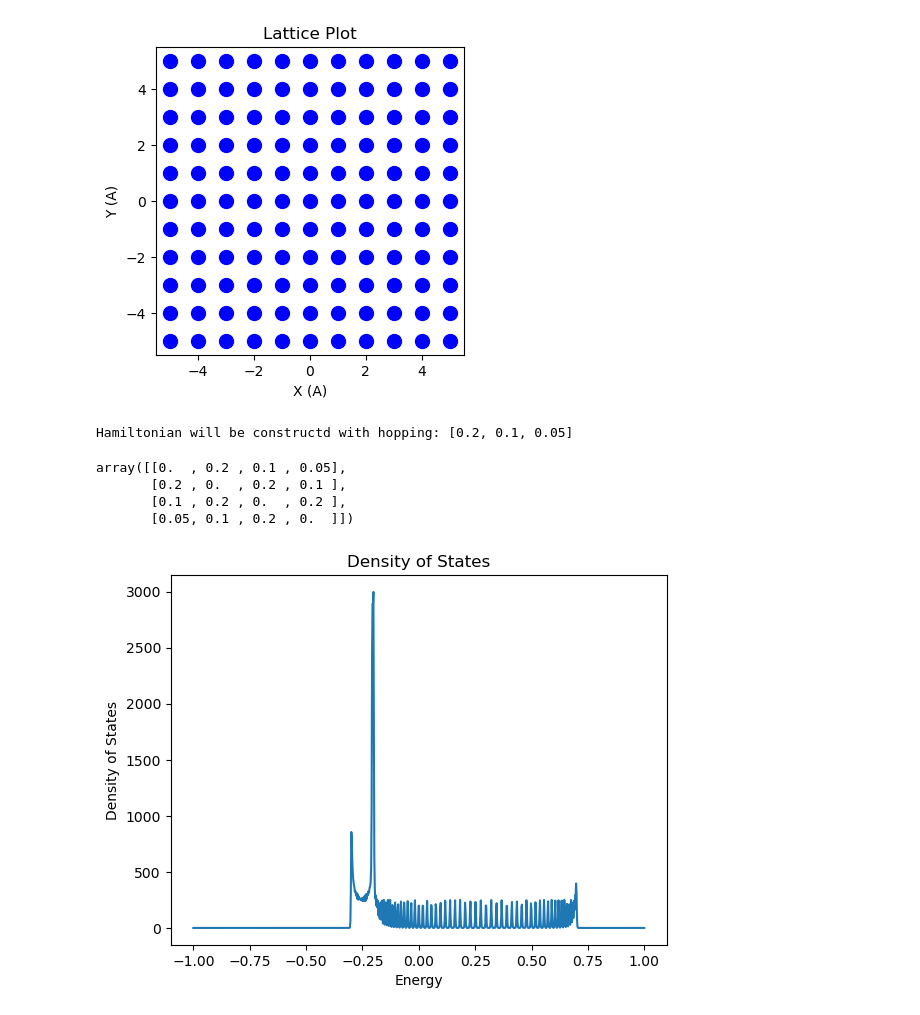
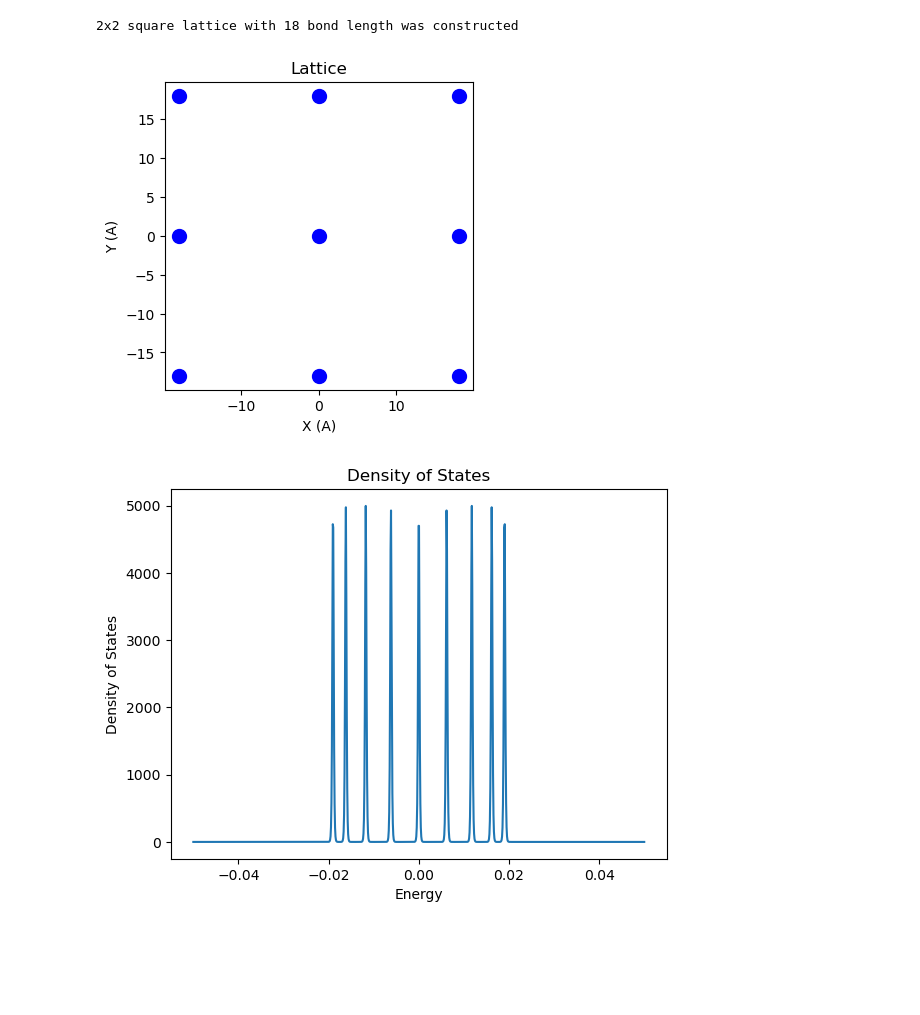
Before and after one commit to danis-b/HB_lattice, a Jupyter notebook: HB_plot.ipynb, the cells around one changed output. Drawn from its saved outputs; the diff is of its cells as text; code cells hidden in the pictures; blank space fills up the shorter version.

```diff
--- a/HB_plot.ipynb
+++ b/HB_plot.ipynb
@@ -1,23 +1,17 @@
 # %%
 from HB_lattice import *
-latt = HB_lattice()
+latt = HB_lattice(g_factor=30)
 # %%
-latt.create_lattice('square', 10, 1)
+latt.create_lattice('square', 2, 18)
 # latt.create_custom_lattice("coords.csv")
 latt.plot_lattice()
 # %% [output]
+2x2 square lattice with 18 bond length was constructed
-[figure, old version]
+[figure, new version]
 # %%
-latt.hamiltonian_hopping([0.2, 0.1, 0.05])
+latt.hamiltonian_via_hopping([-0.01])
 # latt.hamiltonian_interpolate(0.2, 10)
-latt.ham_matrix[:4, :4].real
-# %% [output]
-Hamiltonian will be constructd with hopping: [0.2, 0.1, 0.05]
-array([[0.  , 0.2 , 0.1 , 0.05],
-       [0.2 , 0.  , 0.2 , 0.1 ],
-       [0.1 , 0.2 , 0.  , 0.2 ],
-       [0.05, 0.1 , 0.2 , 0.  ]])
 # %%
-latt.plot_dos(-1, 1, 0.001)
+latt.plot_dos(-0.05, 0.05, 0.0001)
 # %% [output]
-[figure, old version]
+[figure, new version]
```
Also changed, not shown: parts of 2 cells of this notebook, 1 other file.
